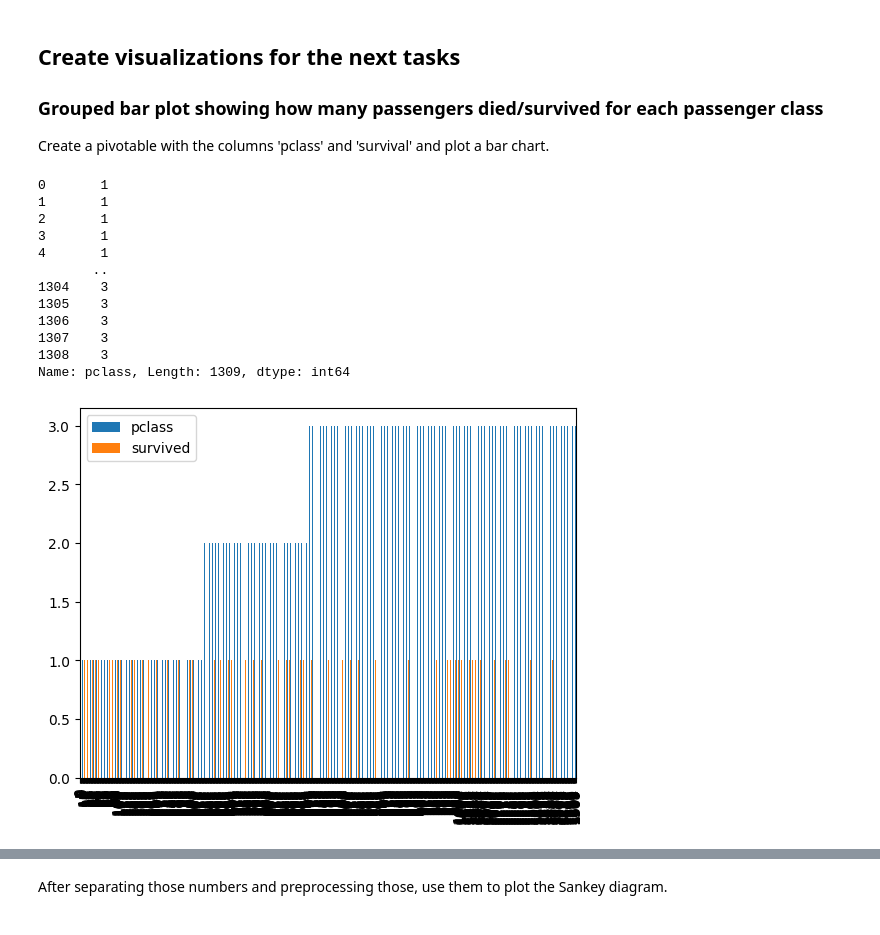
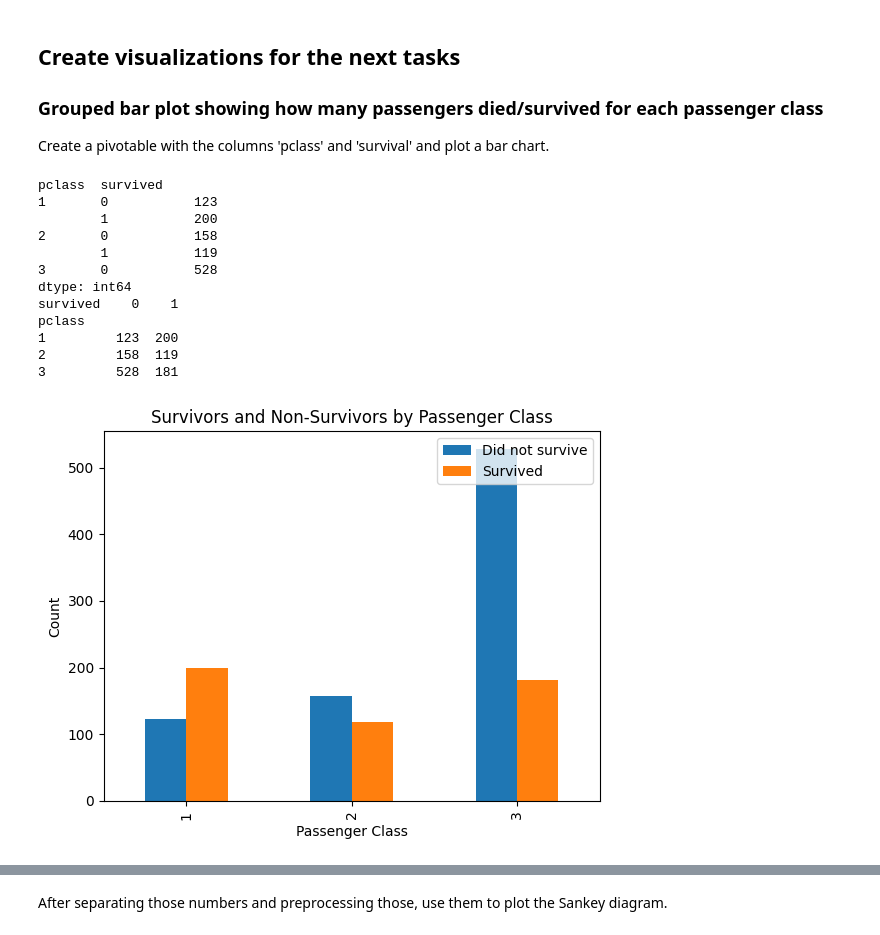
Before and after one commit to izzyyhh/datam, a Jupyter notebook: Titantic_dataset_analysis.ipynb, the cells around one changed output, grey strips where cells are left out. Saved outputs shown, nothing was run; the diff lists cells and outputs as text; code cells hidden in the pictures.

```diff
--- a/Titantic_dataset_analysis.ipynb
+++ b/Titantic_dataset_analysis.ipynb
@@ -100,21 +101,34 @@ corrs
 
 Create a pivotable with the columns 'pclass' and 'survival' and plot a bar chart.
 # %%
-data[['pclass', 'survived']].plot.bar({x="pclass", y})
+import matplotlib.pyplot as plt
+
+grouped = data.groupby(['pclass', 'survived']).size().unstack()
+
+print(data.groupby(['pclass', 'survived']).size().head())
+print(grouped.head())
+ax = grouped.plot(kind='bar', stacked=False)
+
+plt.title('Survivors and Non-Survivors by Passenger Class')
+plt.xlabel('Passenger Class')
+plt.ylabel('Count')
+plt.legend(['Did not survive', 'Survived'], loc='upper right')
+plt.xticks(range(len(grouped.index)), grouped.index)
+plt.show()
 # %% [output]
-0       1
-1       1
-2       1
-3       1
-4       1
-       ..
-1304    3
-1305    3
-1306    3
-1307    3
-1308    3
-Name: pclass, Length: 1309, dtype: int64
+pclass  survived
+1       0           123
+        1           200
+2       0           158
+        1           119
+3       0           528
+dtype: int64
+survived    0    1
+pclass
+1         123  200
+2         158  119
+3         528  181
-[figure, old version]
+[figure, new version]
 # %% [markdown]
 ### Sankey diagram
 Sankey diagrams are flow diagrams that visualize the flow from one category to another.
```
Also changed, not shown: parts of 8 cells of this notebook.
